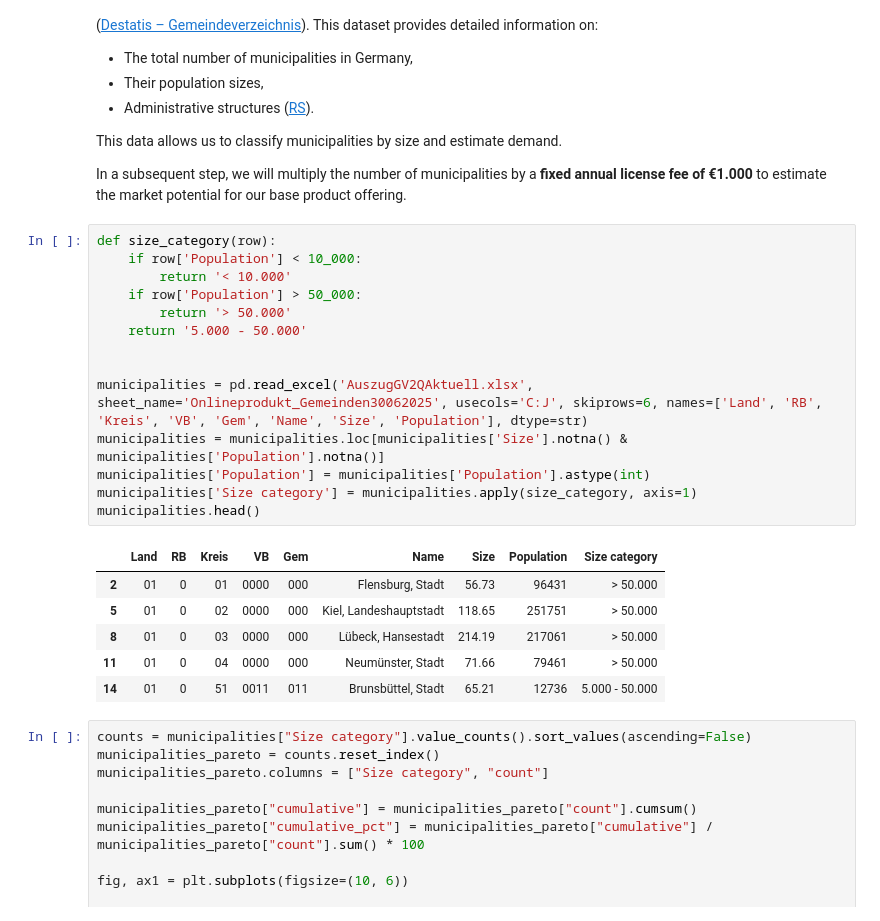
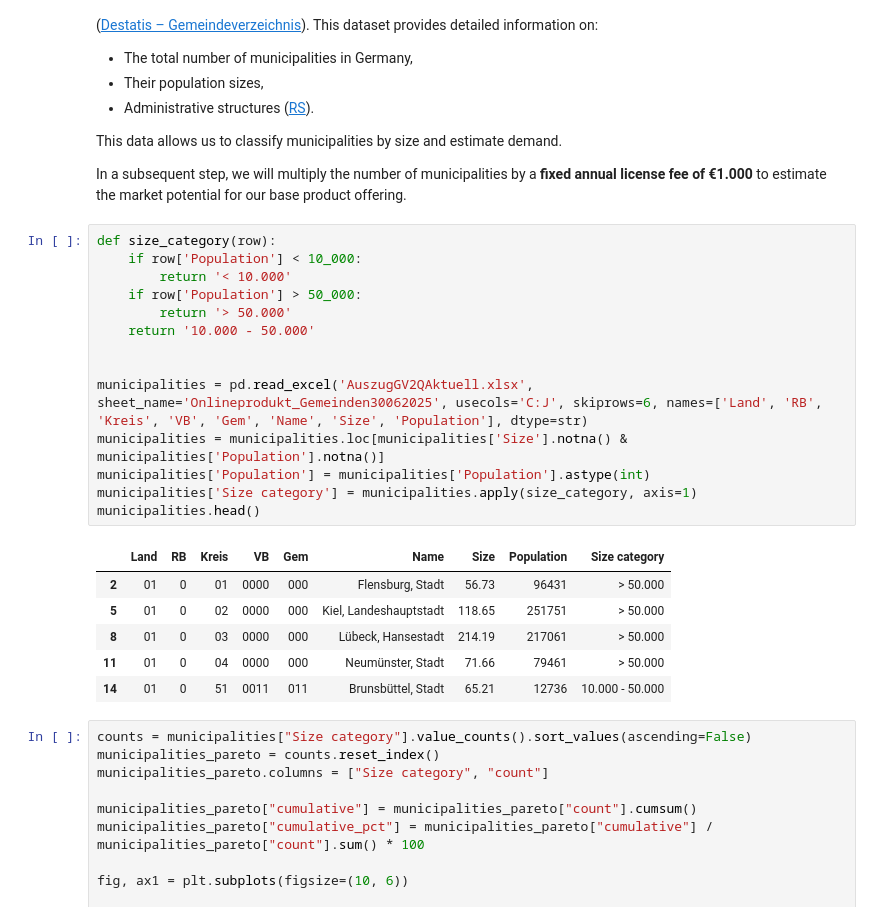
Before and after one commit to weissflogtom/vc-marketsizing, a Jupyter notebook: marketsize.ipynb, the cells around one changed output. Cells and saved outputs as stored; diff of their text form.

```diff
--- a/marketsize.ipynb
+++ b/marketsize.ipynb
@@ -130,24 +130,24 @@ In a subsequent step, we will multiply the number of municipalities by a **fixed
 # %%
 def size_category(row):
     if row['Population'] < 10_000:
         return '< 10.000'
     if row['Population'] > 50_000:
         return '> 50.000'
-    return '5.000 - 50.000'
+    return '10.000 - 50.000'
 
 
 municipalities = pd.read_excel('AuszugGV2QAktuell.xlsx', sheet_name='Onlineprodukt_Gemeinden30062025', usecols='C:J', skiprows=6, names=['Land', 'RB', 'Kreis', 'VB', 'Gem', 'Name', 'Size', 'Population'], dtype=str)
 municipalities = municipalities.loc[municipalities['Size'].notna() & municipalities['Population'].notna()]
 municipalities['Population'] = municipalities['Population'].astype(int)
 municipalities['Size category'] = municipalities.apply(size_category, axis=1)
 municipalities.head()
 # %% [output]
 |  | Land | RB | Kreis | VB | Gem | Name | Size | Population | Size category |
 | 2 | 01 | 0 | 01 | 0000 | 000 | Flensburg, Stadt | 56.73 | 96431 | > 50.000 |
 | 5 | 01 | 0 | 02 | 0000 | 000 | Kiel, Landeshauptstadt | 118.65 | 251751 | > 50.000 |
 | 8 | 01 | 0 | 03 | 0000 | 000 | Lübeck, Hansestadt | 214.19 | 217061 | > 50.000 |
 | 11 | 01 | 0 | 04 | 0000 | 000 | Neumünster, Stadt | 71.66 | 79461 | > 50.000 |
-| 14 | 01 | 0 | 51 | 0011 | 011 | Brunsbüttel, Stadt | 65.21 | 12736 | 5.000 - 50.000 |
+| 14 | 01 | 0 | 51 | 0011 | 011 | Brunsbüttel, Stadt | 65.21 | 12736 | 10.000 - 50.000 |
 # %%
 counts = municipalities["Size category"].value_counts().sort_values(ascending=False)
 municipalities_pareto = counts.reset_index()
```
Also changed, not shown: parts of 4 cells of this notebook.
